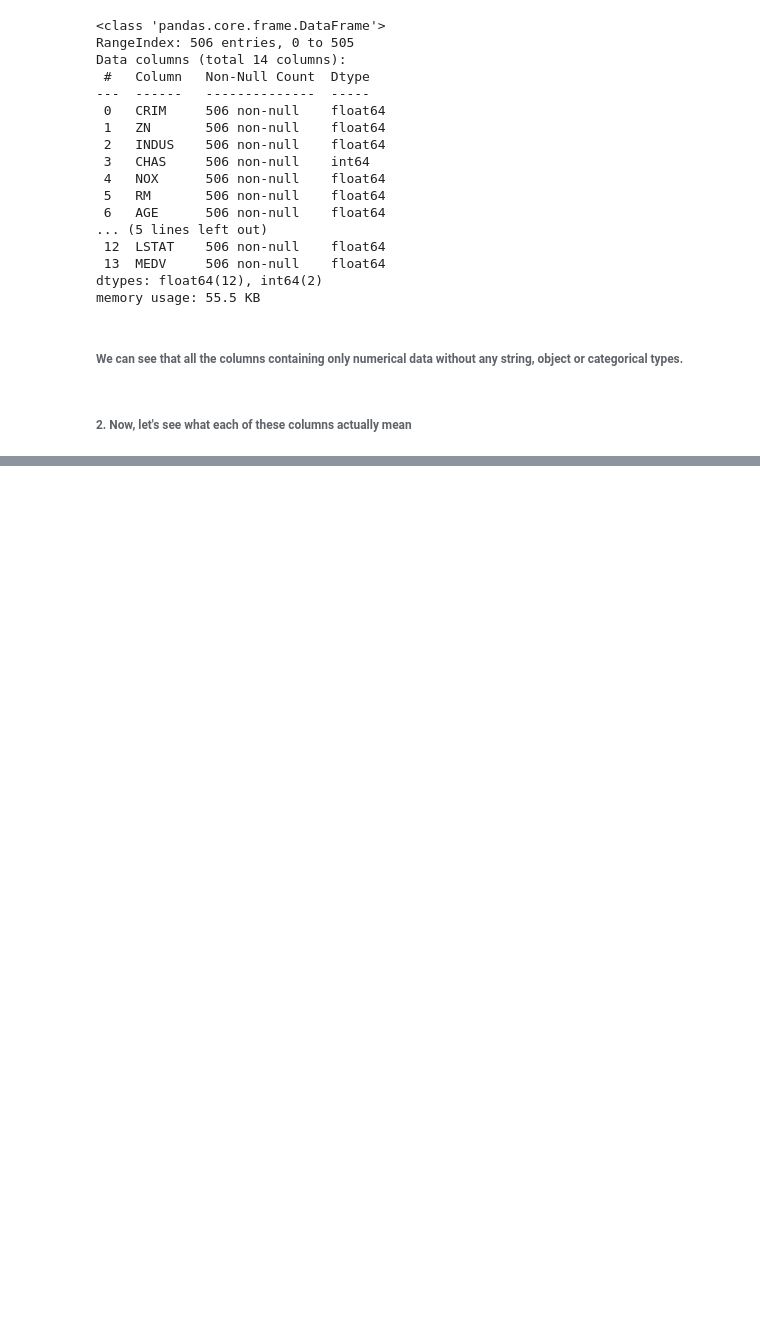
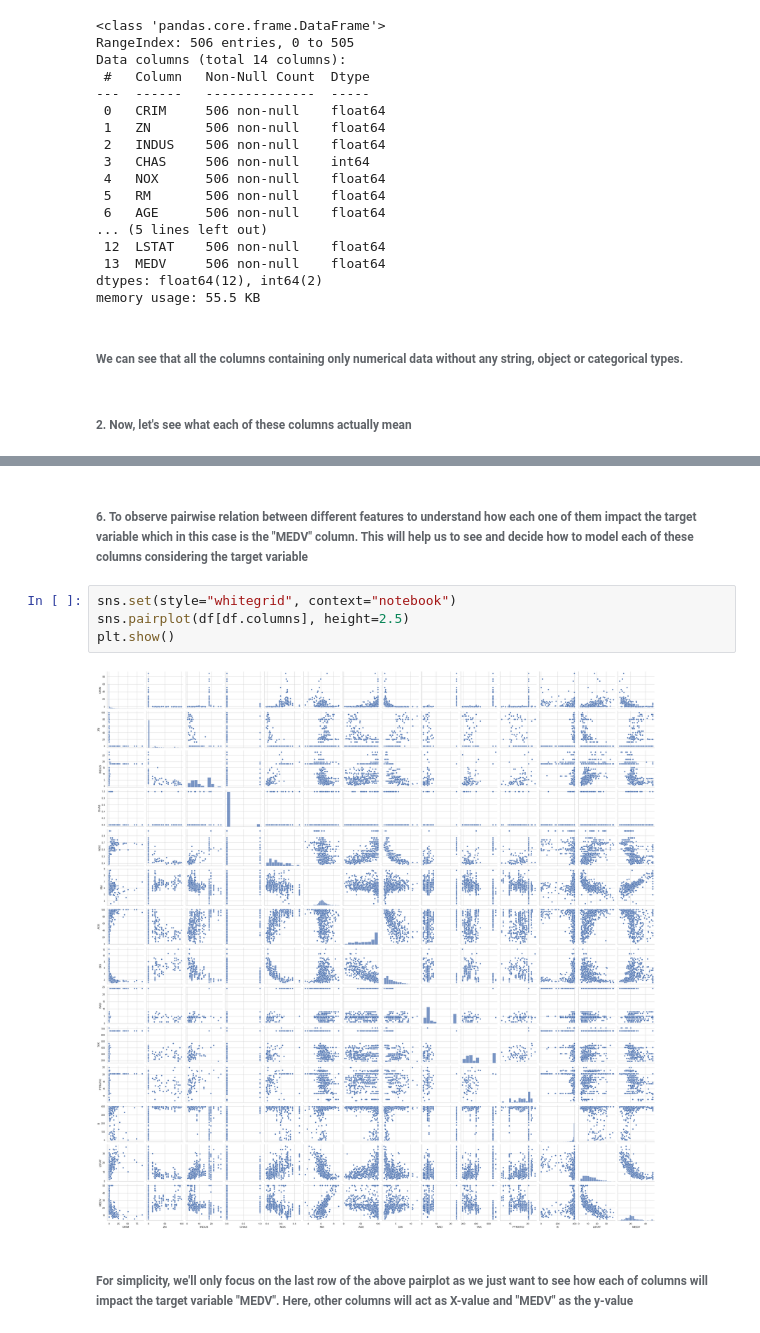
Before and after one commit to i-am-srk/Machine-Learning, a Jupyter notebook: linear regression/linear regression.ipynb, the cells around one changed output, grey strips where cells are left out. Cells and saved outputs as stored; diff of their text form; blank space fills up the shorter version.

```diff
--- a/linear regression/linear regression.ipynb
+++ b/linear regression/linear regression.ipynb
@@ -67,0 +160,10 @@ memory usage: 55.5 KB
+# %% [markdown]
+###### 6. To observe pairwise relation between different features to understand how each one of them impact the target variable which in this case is the "MEDV" column. This will help us to see and decide how to model each of these columns considering the target variable
+# %%
+sns.set(style="whitegrid", context="notebook")
+sns.pairplot(df[df.columns], height=2.5)
+plt.show()
+# %% [output]
+[figure, added]
+# %% [markdown]
+###### For simplicity, we'll only focus on the last row of the above pairplot as we just want to see how each of columns will impact the target variable "MEDV". Here, other columns will act as X-value and "MEDV" as the y-value
```
Also changed, not shown: parts of 10 cells of this notebook.
